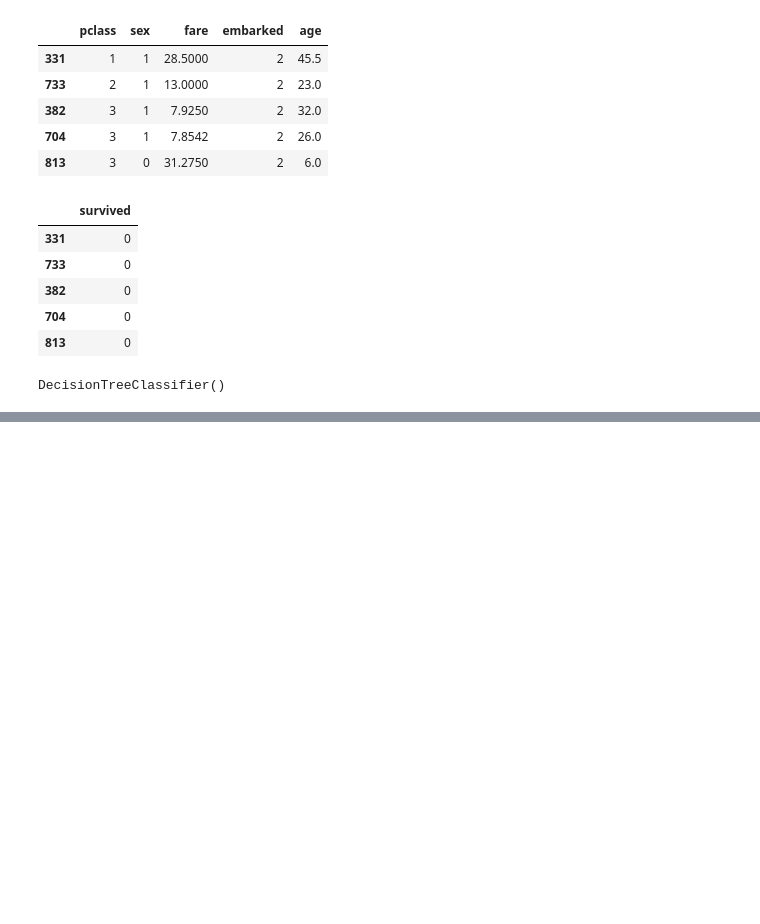
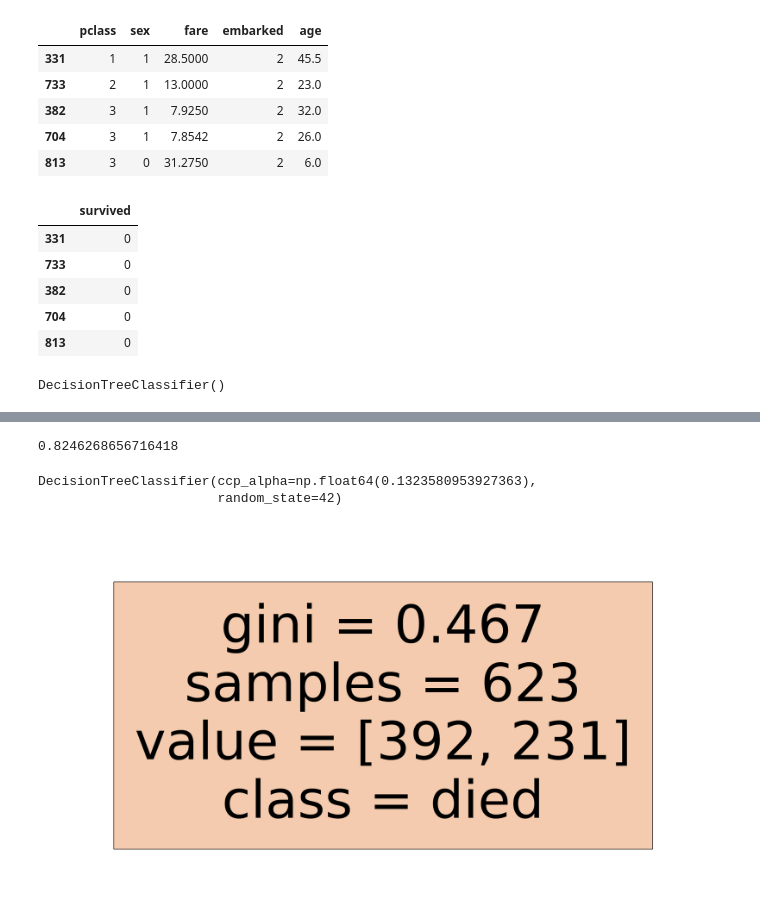
Before and after one commit to Shlok444-tech/portfoilo-tech-nirvanas, a Jupyter notebook: Untitled2.ipynb, the cells around one changed output, grey strips where cells are left out. Cells and saved outputs as stored; diff of their text form; code cells hidden in the pictures; blank space fills up the shorter version.

```diff
--- a/Untitled2.ipynb
+++ b/Untitled2.ipynb
@@ -131,0 +138,4 @@ full_tree.fit(X_train,Y_train)
+# %%
+path = full_tree.cost_complexity_pruning_path(X_train, Y_train)
+ccp_alphas, impurities = path.ccp_alphas, path.impurities
+print(ccp_alphas)
@@ -131,0 +161,39 @@ full_tree.fit(X_train,Y_train)
+# %%
+#tarin model for all aplhas
+trees =[]
+
+for alpha in ccp_alphas:
+    model = DecisionTreeClassifier(random_state=42,ccp_alpha=alpha)
+    model.fit(X_train,Y_train)
+    acc = model.score(X_test,Y_test)
+    trees.append(model)
+# %%
+best_acc = 0
+best_alpha = 0
+
+for model in trees:
+    acc = model.score(X_test,Y_test)
+    if acc > best_acc:
+        best_acc = acc
+        best_alpha = alpha
+# %%
+best_acc
+# %% [output]
+0.8246268656716418
+# %%
+best_model = DecisionTreeClassifier(random_state=42,ccp_alpha=best_alpha)
+best_model.fit(X_train,Y_train)
+# %% [output]
+DecisionTreeClassifier(ccp_alpha=np.float64(0.1323580953927363),
+                       random_state=42)
+# %%
+plt.figure(figsize=(18,10))
+plot_tree(best_model,
+          feature_names=X.columns,
+          class_names=["died","survived"],
+
+          filled=True)
+plt.tight_layout()
+plt.show()
+# %% [output]
+[figure, added]
```
Also changed, not shown: parts of 6 cells of this notebook.
